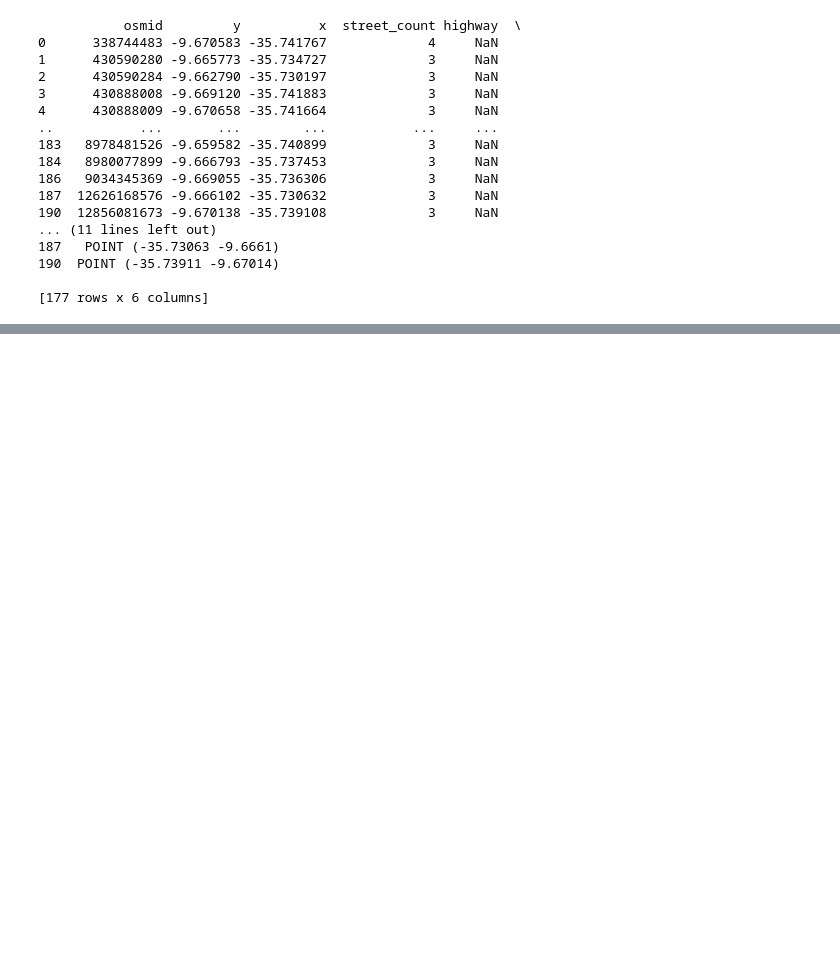
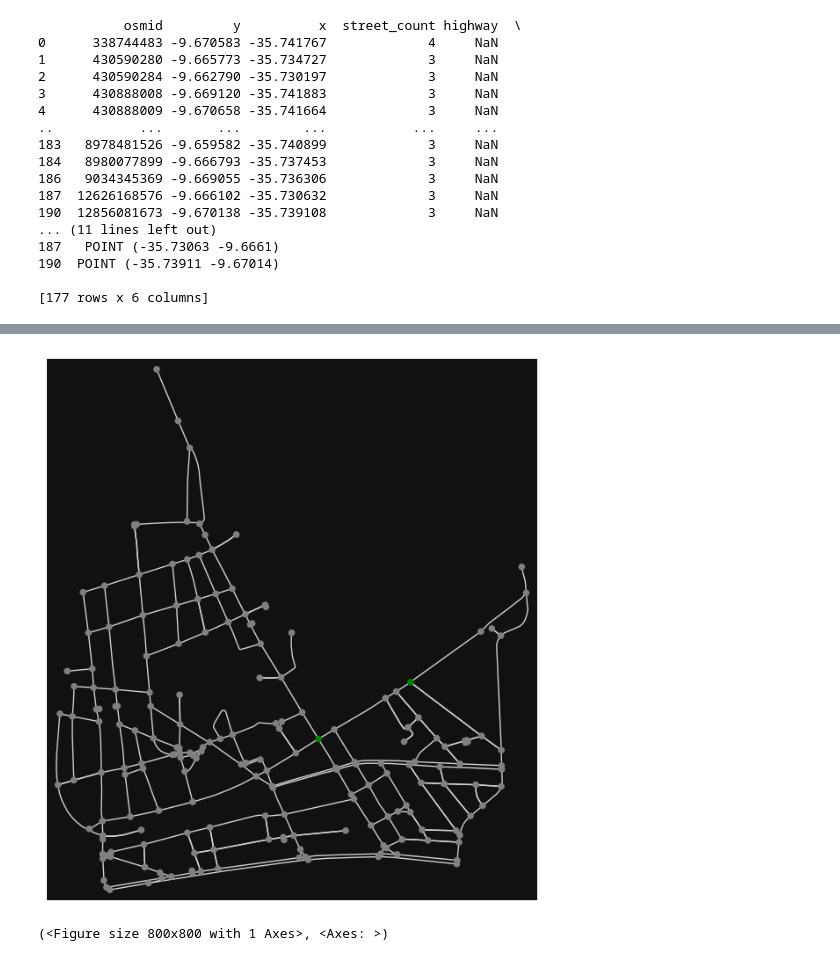
Before and after one commit to Viihtorugo/cc-pesquisa-operacional-2024.2, a Jupyter notebook: artigo/src/create_data.ipynb, the cells around one changed output, grey strips where cells are left out. Saved outputs shown, nothing was run; the diff lists cells and outputs as text; code cells hidden in the pictures; blank space fills up the shorter version.

```diff
--- a/artigo/src/create_data.ipynb
+++ b/artigo/src/create_data.ipynb
@@ -221,0 +391,11 @@ ox.plot_graph(grafo, node_color=node_colors, node_size=30, edge_color="lightgray
+# %%
+# chegada vertice de destino - 7258919449
+# inicio do veiculo - 430590284, 1395054649
+vertices_semaforo = [431009226, 2574513689]
+
+node_colors = ['green' if node in vertices_semaforo else 'gray' for node in grafo.nodes()]
+
+ox.plot_graph(grafo, node_color=node_colors, node_size=30, edge_color="lightgray")
+# %% [output]
+[figure, added]
+(<Figure size 800x800 with 1 Axes>, <Axes: >)
```
Also changed, not shown: parts of 14 cells of this notebook, 5 other files.
